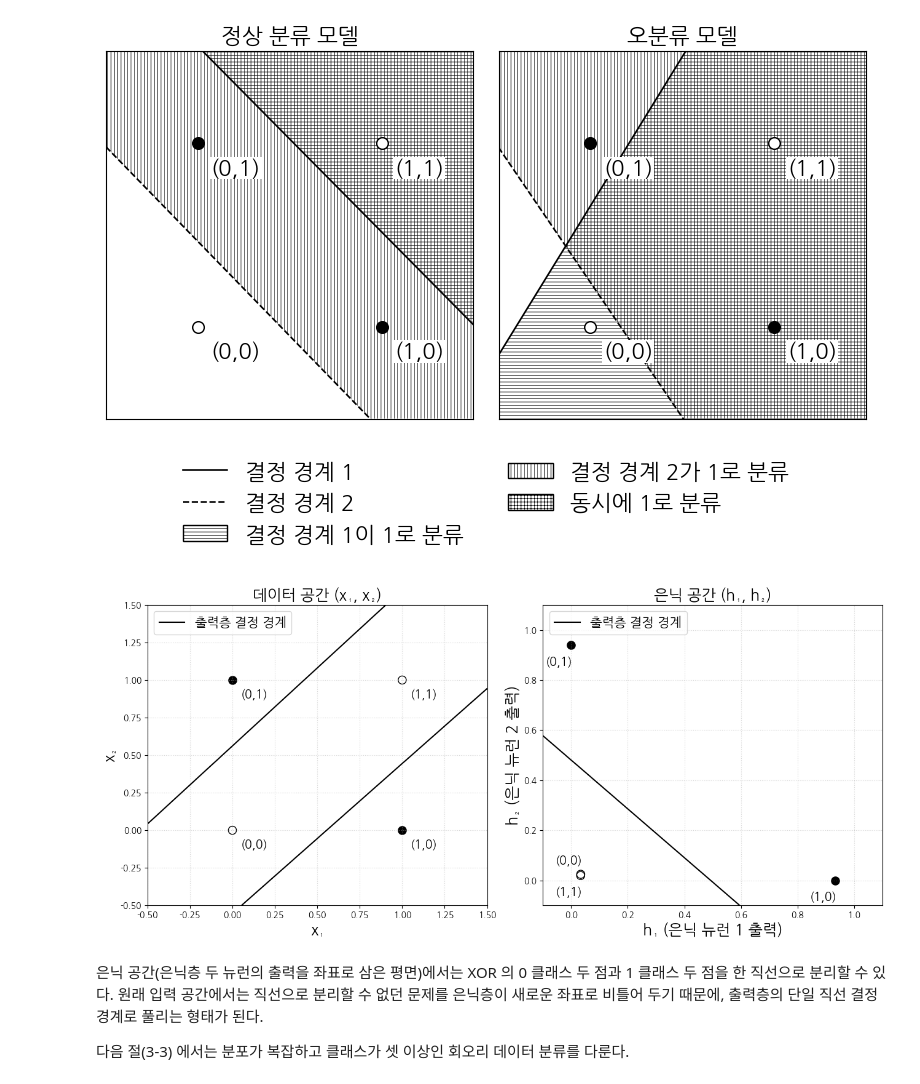
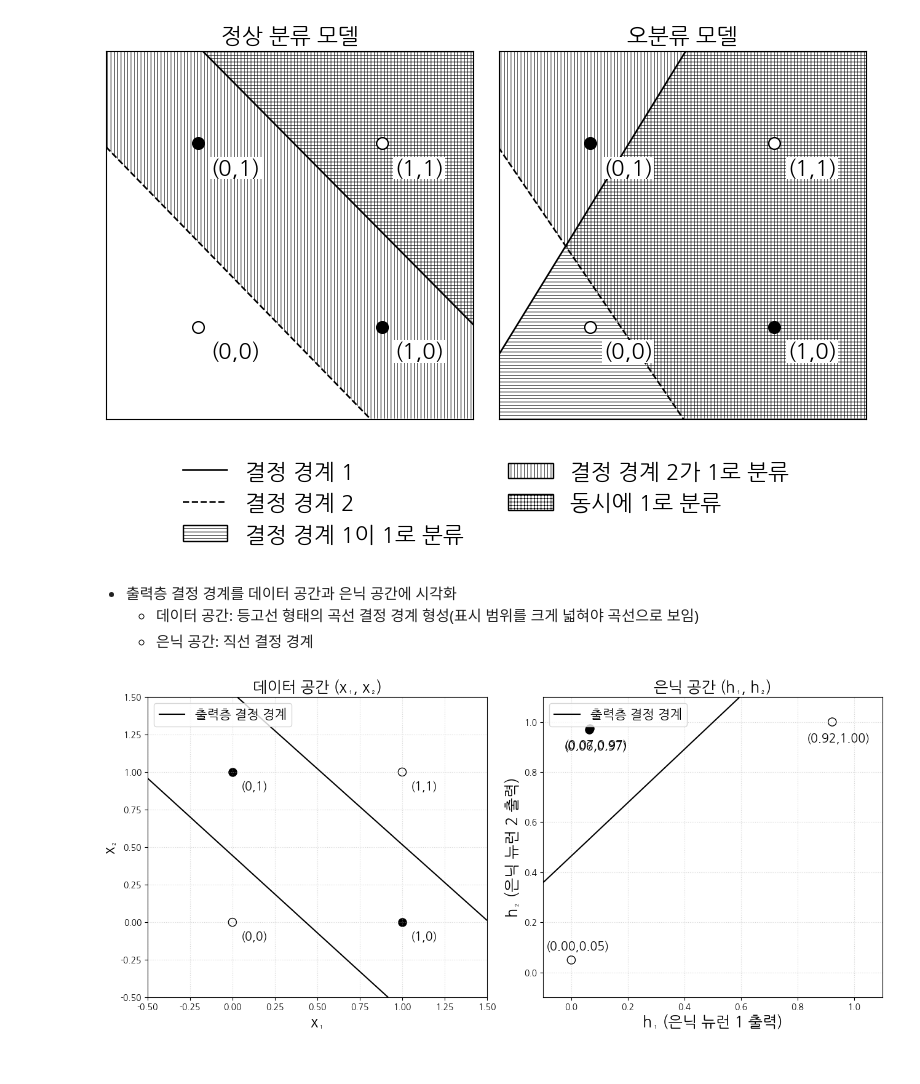
Before and after one commit to crapas/dl-pytorch, a Jupyter notebook: code_examples/ch03/03-02_example.ipynb, the cells around one changed output. Drawn from its saved outputs; the diff is of its cells as text; code cells hidden in the pictures.

```diff
--- a/code_examples/ch03/03-02_example.ipynb
+++ b/code_examples/ch03/03-02_example.ipynb
@@ -326,31 +314,26 @@ plt.show()
 # %%
-# 참고 - [그림 3-8] 본문 삽입용 (분류 영역 표시, 축 눈금 없음)
+# 참고 - 정상 분류 모델과 비정상 분류 모델의 결정 경계 시각화([그림 3-8])
 from matplotlib.patches import Patch
 from matplotlib.lines import Line2D
 
-# 본문에 싣는 두 경우만 사용: 시드별로 그림 위에 붙일 제목을 함께 지정
 FIGURE_CASES = [(1, '정상 분류 모델'), (5, '오분류 모델')]
 model_by_seed = {item[0]: item[2] for item in trained}   # 시드 -> 학습된 모델
 
 # 은닉 뉴런의 출력이 0.5 이상인 영역 = 그 결정 경계가 1로 분류하는 영역
-# 격자의 모든 점에 대해 두 은닉 뉴런의 출력을 계산해 영역을 판정한다
+#       격자의 모든 점에 대해 두 은닉 뉴런의 출력을 계산해 영역을 판정
 GRID_N = 300
 grid_axis = np.linspace(-0.5, 1.5, GRID_N)
 XX, YY = np.meshgrid(grid_axis, grid_axis)
-grid_points = torch.tensor(
-    np.stack([XX.ravel(), YY.ravel()], axis=1), dtype=torch.float32,
-)
+grid_points = torch.tensor(np.stack([XX.ravel(), YY.ravel()], axis=1), dtype=torch.float32)
 
 # 빗금 무늬: 결정 경계 1은 가로선, 결정 경계 2는 세로선
-#     두 영역이 겹치는 부분은 두 빗금이 함께 그려져 격자 무늬가 된다
+#     두 영역이 겹치는 부분: 두 빗금이 함께 그려진 격자 무늬로 표현
 HATCHES = ['-----', '|||||']
 LINE_STYLES = ['-', '--']
 plt.rcParams['hatch.linewidth'] = 0.4
 
-# 본문에 축소해 실으므로 글자를 그림 크기에 비해 크게 잡는다
 FONT_SIZE = 16
 
-# 글자를 키운 만큼 범례가 차지하는 높이도 커지므로 그림 높이를 늘려 준다
 fig, axes = plt.subplots(1, 2, figsize=(8, 5.3))
 for ax, (seed, title) in zip(axes, FIGURE_CASES):
     m = model_by_seed[seed]
@@ -409,16 +392,19 @@ legend_handles = [
 fig.tight_layout(rect=[0, 0.25, 1, 1])
 fig.legend(handles=legend_handles, loc='lower center', ncol=2,
            frameon=False, fontsize=FONT_SIZE)
-viz._save_grayscale(fig)
 plt.show()
 # %% [output]
 [figure]
+# %% [markdown]
+- 출력층 결정 경계를 데이터 공간과 은닉 공간에 시각화
+    - 데이터 공간: 등고선 형태의 곡선 결정 경계 형성(표시 범위를 크게 넓혀야 곡선으로 보임)
+    - 은닉 공간: 직선 결정 경계
 # %%
-# 참고 - [그림 3-9] 정상 1 모델의 데이터 공간 + 은닉 공간 출력층 결정 경계
+# 참고 - 정상 분류 모델의 데이터 공간과 은닉 공간에서의 출력층 결정 경계 시각화([그림 3-9])
 from matplotlib.lines import Line2D
 
-# [그림 3-9]를 위한 정상 분류 모델
-normal_model = trained[1][2]
+# 시드값 1인 모델
+normal_model = trained[0][2]
 
 with torch.no_grad():
     hw = normal_model.hidden_layer.weight.detach()     # (2, 2)
@@ -430,21 +416,21 @@ ow_np = ow.numpy().flatten()
 ob_np = ob.numpy().flatten()
 ho_np = hidden_out.numpy()
 
-font_size = 18
+FONT_SIZE = 18
 fig, axes = plt.subplots(1, 2, figsize=(13, 6))
 
-# (a) 데이터 공간: 입력 격자에서 모델 출력 0.5 등고선으로 결정 경계 표시
+# 데이터 공간: 입력 격자에서 모델 출력 0.5 등고선으로 결정 경계 표시
 ax = axes[0]
-grid_n = 200
-xs = np.linspace(-0.5, 1.5, grid_n)
-ys = np.linspace(-0.5, 1.5, grid_n)
+GRID_N = 200
+xs = np.linspace(-0.5, 1.5, GRID_N)
+ys = np.linspace(-0.5, 1.5, GRID_N)
 XX, YY = np.meshgrid(xs, ys)
 grid_pts = torch.tensor(
     np.stack([XX.ravel(), YY.ravel()], axis=1), dtype=torch.float32
 )
 normal_model.eval()
 with torch.no_grad():
-    grid_out = normal_model(grid_pts).numpy().reshape(grid_n, grid_n)
+    grid_out = normal_model(grid_pts).numpy().reshape(GRID_N, GRID_N)
 ax.contour(XX, YY, grid_out, levels=[0.5], colors='black', linewidths=1.5)
 for x1, x2, y in zip([0., 1., 0., 1.], [0., 0., 1., 1.], Y_label_list):
     face = 'black' if y == 1 else 'none'
@@ -453,46 +439,41 @@ for x1, x2, y in zip([0., 1., 0., 1.], [0., 0., 1., 1.], Y_label_list):
 ax.set_xlim(-0.5, 1.5)
 ax.set_ylim(-0.5, 1.5)
 ax.grid(True, linestyle=':', alpha=0.5)
-ax.set_xlabel('x₁', fontsize=font_size)
-ax.set_ylabel('x₂', fontsize=font_size)
-ax.set_title('데이터 공간 (x₁, x₂)', fontsize=font_size)
+ax.set_xlabel('x₁', fontsize=FONT_SIZE)
+ax.set_ylabel('x₂', fontsize=FONT_SIZE)
+ax.set_title('데이터 공간 (x₁, x₂)', fontsize=FONT_SIZE)
 ax.legend(handles=[Line2D([0], [0], color='black', linewidth=1.5,
                           label='출력층 결정 경계')],
           loc='upper left', fontsize=15)
-# (b) 은닉 공간: 4 개 점을 은닉층 출력 (h1, h2) 좌표로 배치 (출력층은 선형)
+
+# 은닉 공간: 4개 점을 은닉층 출력 (h1, h2) 좌표로 배치 (출력층은 선형)
 ax = axes[1]
 h_range = np.linspace(-0.1, 1.1, 400)
 if ow_np[1] != 0:
     h2_line = -(ow_np[0] / ow_np[1]) * h_range - (ob_np[0] / ow_np[1])
     ax.plot(h_range, h2_line, color='black', linewidth=1.5,
             label='출력층 결정 경계')
 else:
     ax.axvline(-ob_np[0] / ow_np[0], color='black', linewidth=1.5,
                label='출력층 결정 경계')
 # 은닉 공간의 각 점은 데이터 공간의 입력이 옮겨진 위치이므로
 # 은닉 공간 좌표 대신 원래 입력 (x1, x2) 로 표시해 두 공간을 대응시킨다
 for i, ((h1, h2), y) in enumerate(zip(ho_np, Y_label_list)):
     x1, x2 = X[i].tolist()
     face = 'black' if y == 1 else 'none'
     ax.scatter(h1, h2, marker='o', s=90, edgecolor='black', facecolor=face)
     if i == 0:
-        ax.text(h1 - 0.09, h2 + 0.04, f'({int(x1)},{int(x2)})', fontsize=14)
+        ax.text(h1 - 0.09, h2 + 0.04, f'({h1:.2f},{h2:.2f})', fontsize=14)
     else:
-        ax.text(h1 - 0.09, h2 - 0.08, f'({int(x1)},{int(x2)})', fontsize=14)
+        ax.text(h1 - 0.09, h2 - 0.08, f'({h1:.2f},{h2:.2f})', fontsize=14)
 ax.set_xlim(-0.1, 1.1)
 ax.set_ylim(-0.1, 1.1)
 ax.grid(True, linestyle=':', alpha=0.5)
-ax.set_xlabel('h₁ (은닉 뉴런 1 출력)', fontsize=font_size)
-ax.set_ylabel('h₂ (은닉 뉴런 2 출력)', fontsize=font_size)
-ax.set_title('은닉 공간 (h₁, h₂)', fontsize=font_size)
+ax.set_xlabel('h₁ (은닉 뉴런 1 출력)', fontsize=FONT_SIZE)
+ax.set_ylabel('h₂ (은닉 뉴런 2 출력)', fontsize=FONT_SIZE)
+ax.set_title('은닉 공간 (h₁, h₂)', fontsize=FONT_SIZE)
 ax.legend(loc='upper left', fontsize=15)
 fig.tight_layout()
-# 회색조 300DPI PNG로 저장 (파일명: 03-02_example_02.png)
-viz._save_grayscale(fig)
 plt.show()
 # %% [output]
-[figure, old version]
+[figure, new version]
-# %% [markdown]
-은닉 공간(은닉층 두 뉴런의 출력을 좌표로 삼은 평면)에서는 XOR 의 0 클래스 두 점과 1 클래스 두 점을 한 직선으로 분리할 수 있다. 원래 입력 공간에서는 직선으로 분리할 수 없던 문제를 은닉층이 새로운 좌표로 비틀어 두기 때문에, 출력층의 단일 직선 결정 경계로 풀리는 형태가 된다.
-
-다음 절(3-3) 에서는 분포가 복잡하고 클래스가 셋 이상인 회오리 데이터 분류를 다룬다.
```
Also changed, not shown: parts of 31 cells of this notebook, 4 other files.
